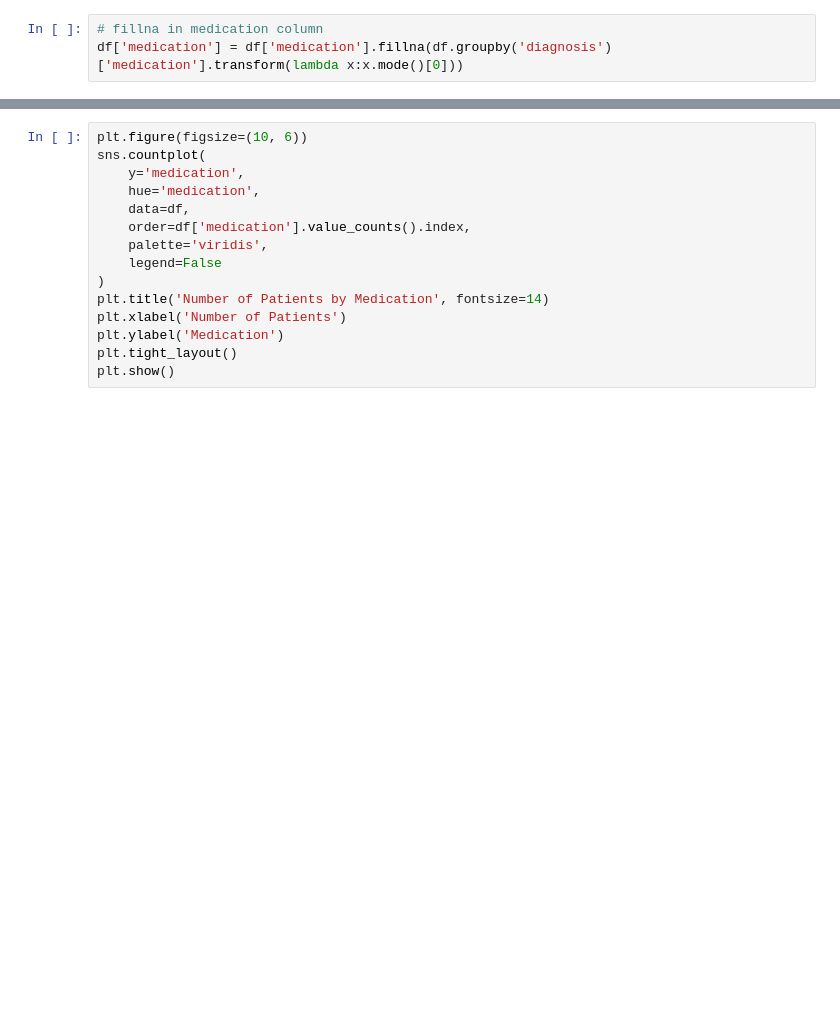
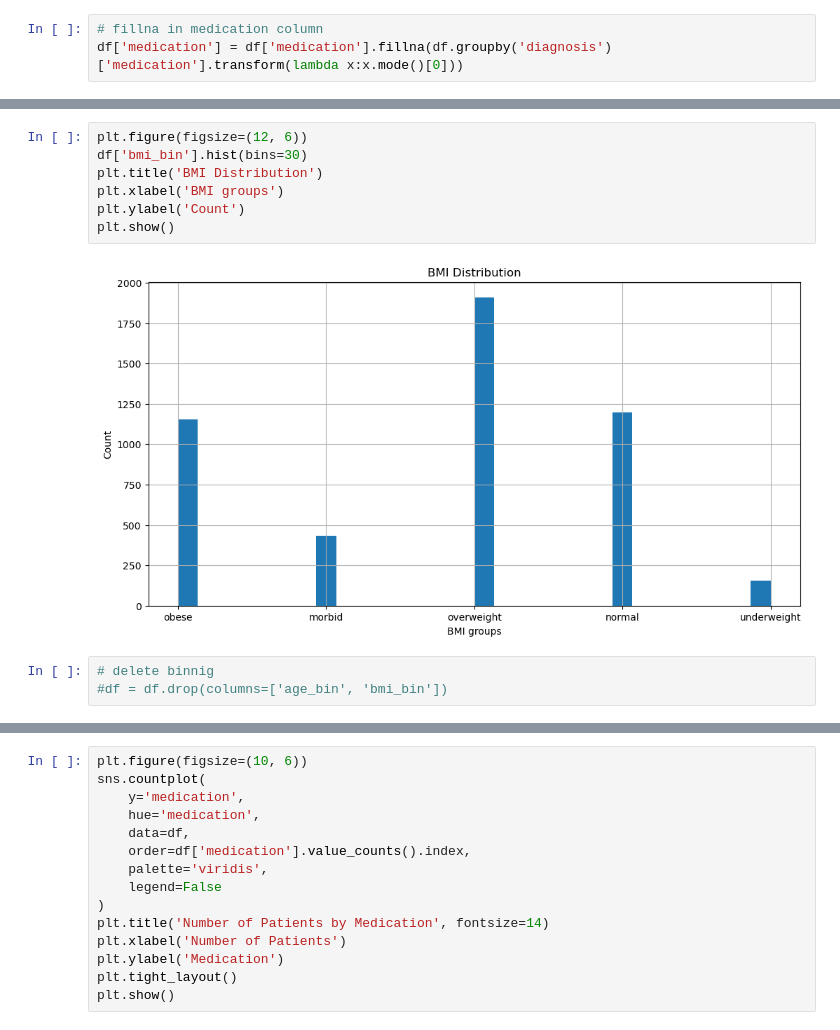
Before and after one commit to ayman-yasser/DEPI_final_project-Healthcare-Predictive-Analytics, a Jupyter notebook: data_cleaning_and_viz.ipynb, the cells around one changed output, grey strips where cells are left out. Drawn from its saved outputs; the diff is of its cells as text; blank space fills up the shorter version.

```diff
--- a/data_cleaning_and_viz.ipynb
+++ b/data_cleaning_and_viz.ipynb
@@ -233,0 +248,12 @@ dtype: int64
+# %%
+plt.figure(figsize=(12, 6))
+df['bmi_bin'].hist(bins=30)
+plt.title('BMI Distribution')
+plt.xlabel('BMI groups')
+plt.ylabel('Count')
+plt.show()
+# %% [output]
+[figure, added]
+# %%
+# delete binnig
+#df = df.drop(columns=['age_bin', 'bmi_bin'])
```
Also changed, not shown: parts of 35 cells of this notebook.
